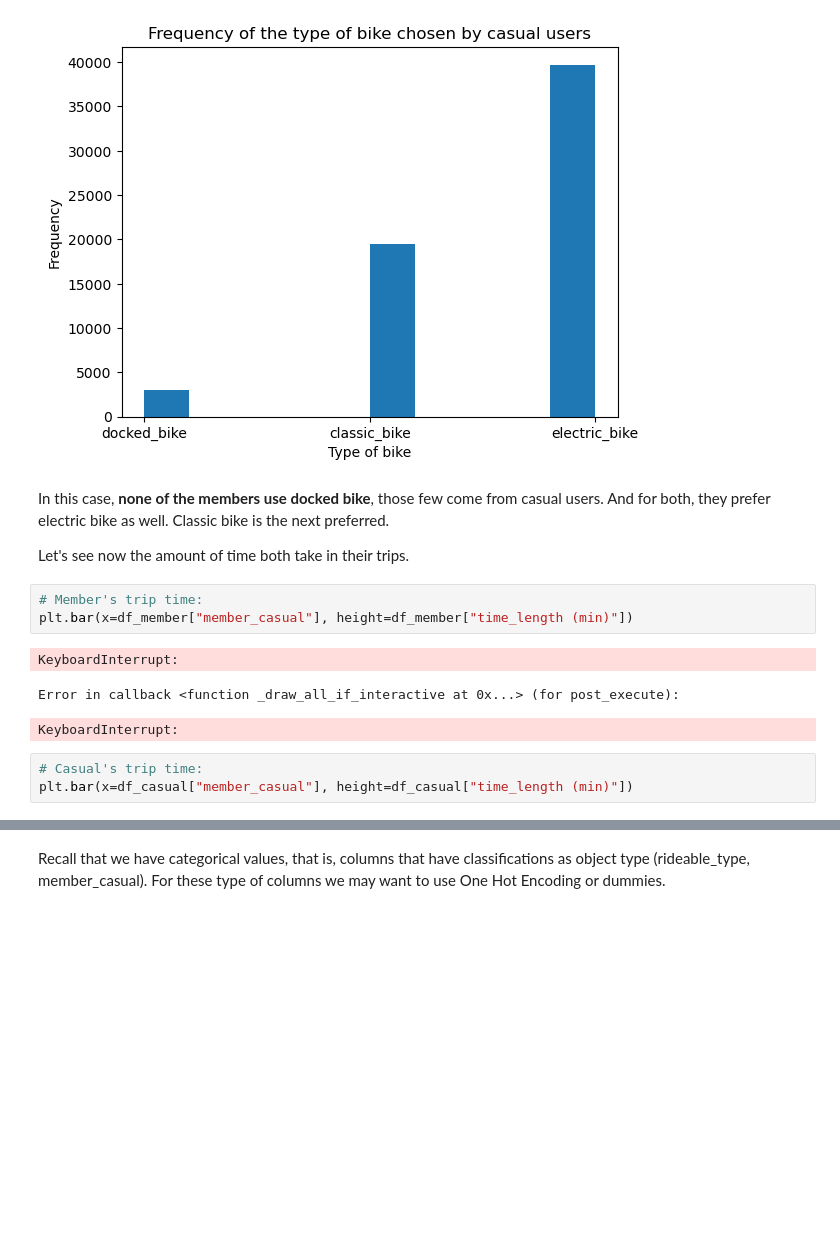
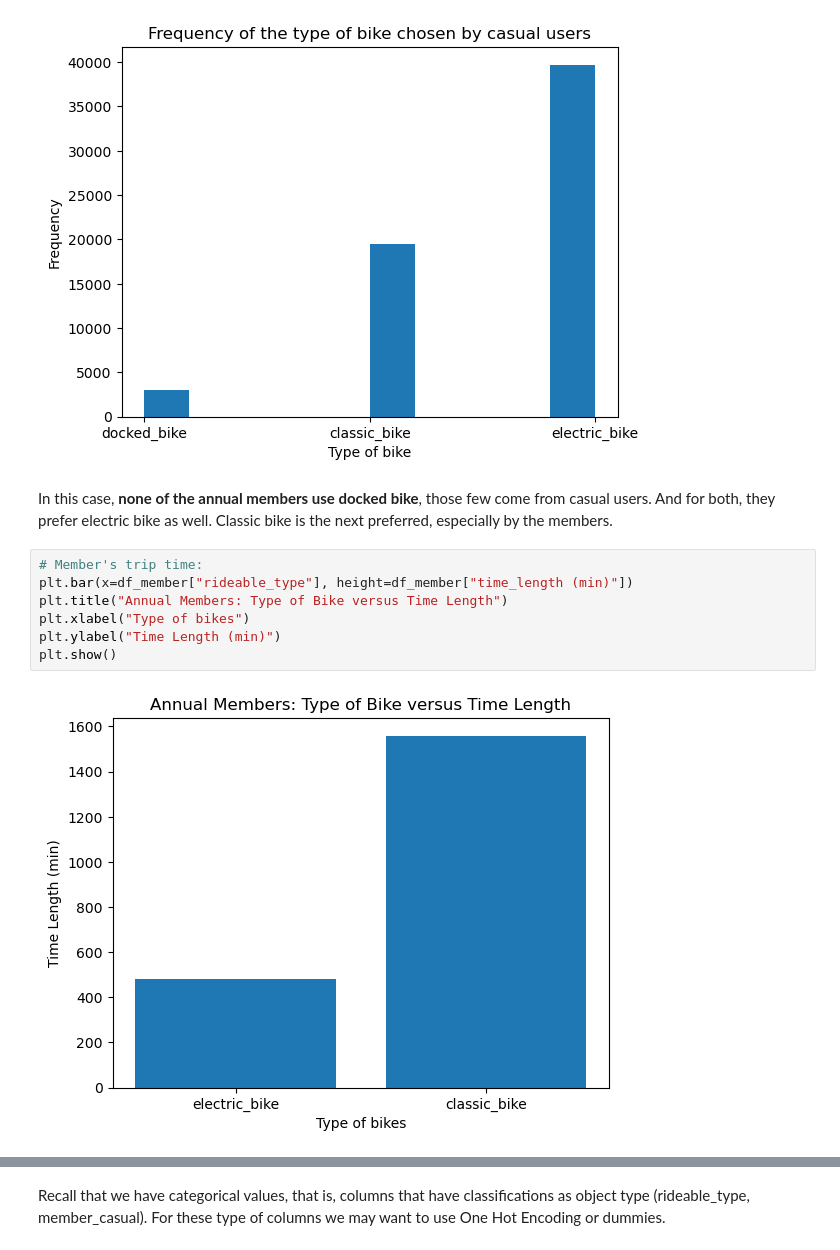
Before and after one commit to Lau397/Case_Study_Bike-Share, a Jupyter notebook: DA_Cyclistic.ipynb, the cells around one changed output, grey strips where cells are left out. Saved outputs shown, nothing was run; the diff lists cells and outputs as text; blank space fills up the shorter version.

```diff
--- a/DA_Cyclistic.ipynb
+++ b/DA_Cyclistic.ipynb
@@ -448,16 +450,13 @@ plt.show()
 # %% [output]
 [figure]
 # %% [markdown]
-In this case, **none of the members use docked bike**, those few come from casual users. And for both, they prefer electric bike as well. Classic bike is the next preferred.
-
-Let's see now the amount of time both take in their trips.
+In this case, **none of the annual members use docked bike**, those few come from casual users. And for both, they prefer electric bike as well. Classic bike is the next preferred, especially by the members.
-# %%
-# Member's trip time:
-plt.bar(x=df_member["member_casual"], height=df_member["time_length (min)"])
-# %% [output]
-KeyboardInterrupt:
-Error in callback <function _draw_all_if_interactive at 0x...> (for post_execute):
-KeyboardInterrupt:
-# %%
-# Casual's trip time:
-plt.bar(x=df_casual["member_casual"], height=df_casual["time_length (min)"])
+# %%
+# Member's trip time:
+plt.bar(x=df_member["rideable_type"], height=df_member["time_length (min)"])
+plt.title("Annual Members: Type of Bike versus Time Length")
+plt.xlabel("Type of bikes")
+plt.ylabel("Time Length (min)")
+plt.show()
+# %% [output]
+[figure, added]
```
Also changed, not shown: parts of 9 cells of this notebook, 4 other files.
